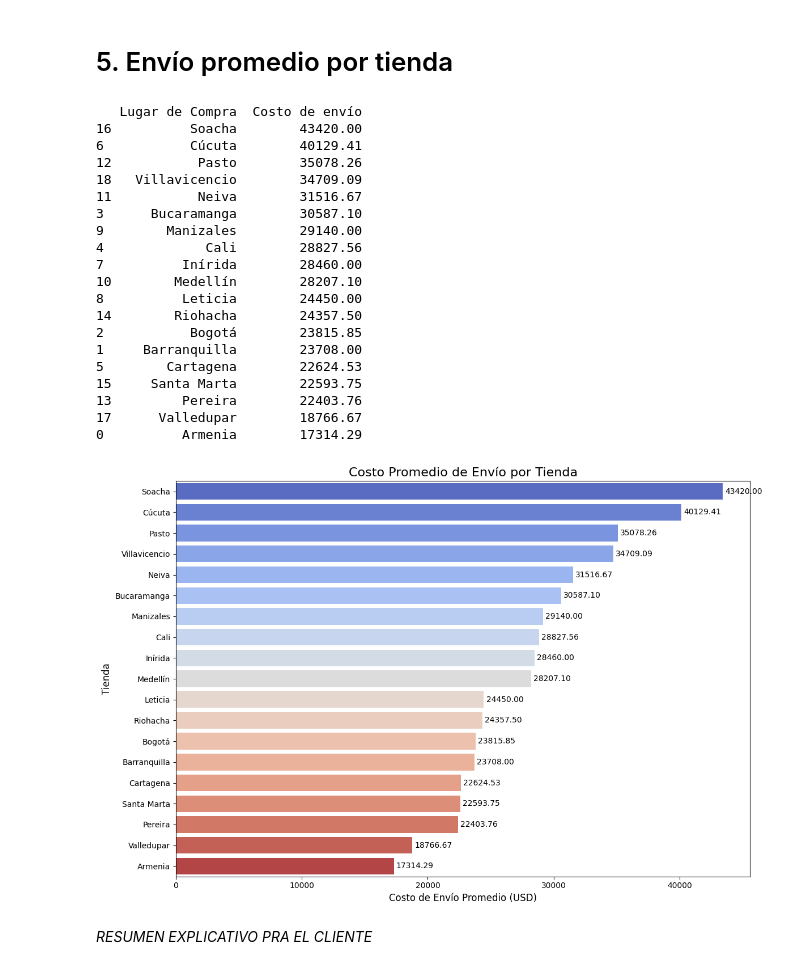
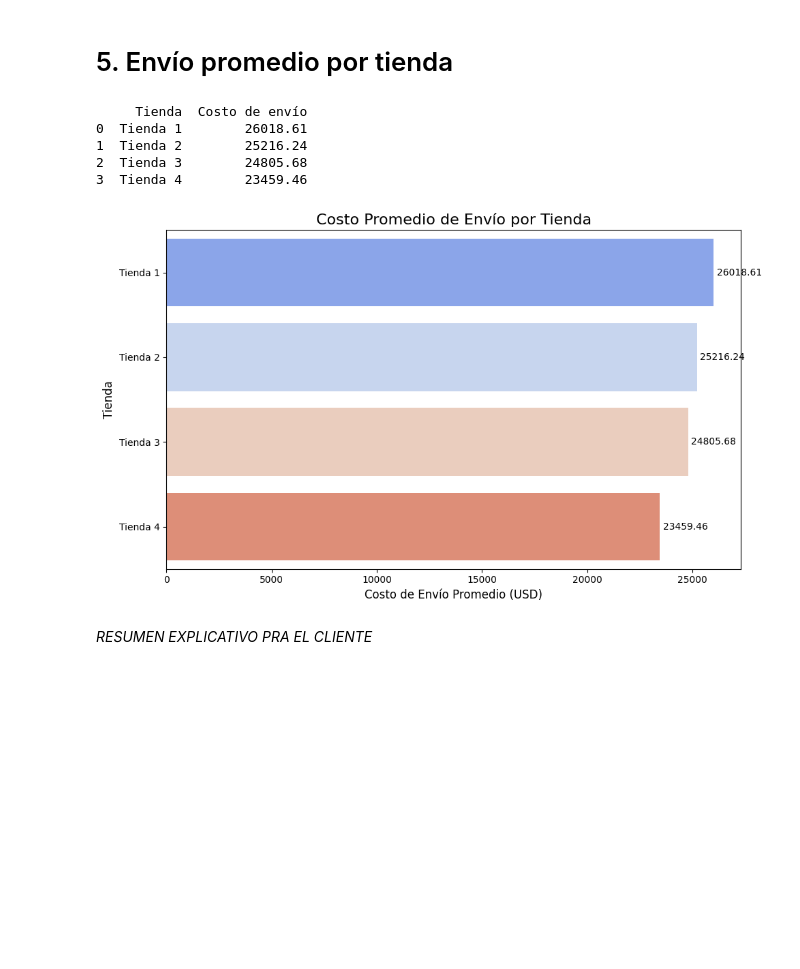
Before and after one commit to Czrrodriguez/desafio1_Datascience-, a Jupyter notebook: Desafio_AluraStoreLatam.ipynb, the cells around one changed output. Saved outputs shown, nothing was run; the diff lists cells and outputs as text; code cells hidden in the pictures; blank space fills up the shorter version.

```diff
--- a/Desafio_AluraStoreLatam.ipynb
+++ b/Desafio_AluraStoreLatam.ipynb
@@ -191,55 +191,47 @@ Productos más vendidos:
 # %% [markdown]
 # 5. Envío promedio por tienda
 # %%
+tienda['Tienda'] = 'Tienda 1'
+tienda2['Tienda'] = 'Tienda 2'
+tienda3['Tienda'] = 'Tienda 3'
+tienda4['Tienda'] = 'Tienda 4'
+
+# Unir todos los datos
+datos = pd.concat([tienda, tienda2, tienda3, tienda4], ignore_index=True)
+
 # Agrupar por tienda y calcular el costo promedio de envío
-envio_promedio = tienda.groupby('Lugar de Compra')['Costo de envío'].mean().reset_index()
+envio_promedio = datos.groupby('Tienda')['Costo de envío'].mean().reset_index()
 
 # Redondear a 2 decimales
 envio_promedio['Costo de envío'] = envio_promedio['Costo de envío'].round(2)
 
-# Ordenar por el costo de envío promedio de mayor a menor
+# Ordenar por costo de envío de mayor a menor
 envio_promedio = envio_promedio.sort_values('Costo de envío', ascending=False)
 
 # Mostrar los costos promedio de envío
 print(envio_promedio)
 
-# Graficar el costo de envío promedio por tienda
-plt.figure(figsize=(12,8))
-grafico = sns.barplot(x='Costo de envío', y='Lugar de Compra', data=envio_promedio, hue='Lugar de Compra', palette='coolwarm', legend=False)
+# Graficar el costo promedio de envío por tienda
+plt.figure(figsize=(10,6))
+grafico = sns.barplot(x='Costo de envío', y='Tienda', data=envio_promedio, hue='Tienda', palette='coolwarm', legend=False)
 
-# Agregar los valores encima de cada barra
+# Agregar valores encima de las barras
 for container in grafico.containers:
     grafico.bar_label(container, fmt='%.2f', label_type='edge', padding=3)
 
 # Mejorar el gráfico
 plt.title('Costo Promedio de Envío por Tienda', fontsize=16)
 plt.xlabel('Costo de Envío Promedio (USD)', fontsize=12)
 plt.ylabel('Tienda', fontsize=12)
 plt.tight_layout()
 
-# Mostrar
 plt.show()
 # %% [output]
-   Lugar de Compra  Costo de envío
-16          Soacha        43420.00
-6           Cúcuta        40129.41
-12           Pasto        35078.26
-18   Villavicencio        34709.09
-11           Neiva        31516.67
-3      Bucaramanga        30587.10
-9        Manizales        29140.00
-4             Cali        28827.56
-7          Inírida        28460.00
-10        Medellín        28207.10
-8          Leticia        24450.00
-14        Riohacha        24357.50
-2           Bogotá        23815.85
-1     Barranquilla        23708.00
-5        Cartagena        22624.53
-15     Santa Marta        22593.75
-13         Pereira        22403.76
-17      Valledupar        18766.67
-0          Armenia        17314.29
+     Tienda  Costo de envío
+0  Tienda 1        26018.61
+1  Tienda 2        25216.24
+2  Tienda 3        24805.68
+3  Tienda 4        23459.46
-[figure, old version]
+[figure, new version]
 # %% [markdown]
 *RESUMEN EXPLICATIVO PRA EL CLIENTE*
```
Also changed, not shown: parts of 2 cells of this notebook.
